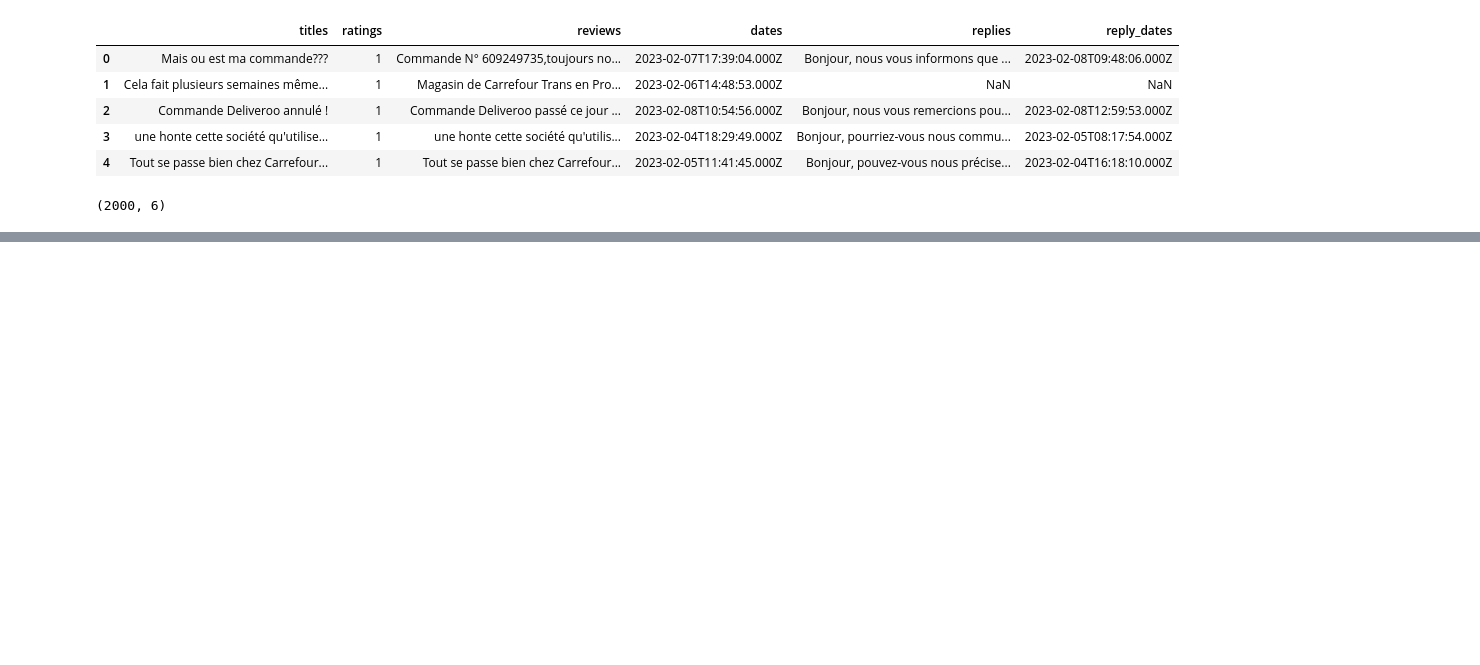
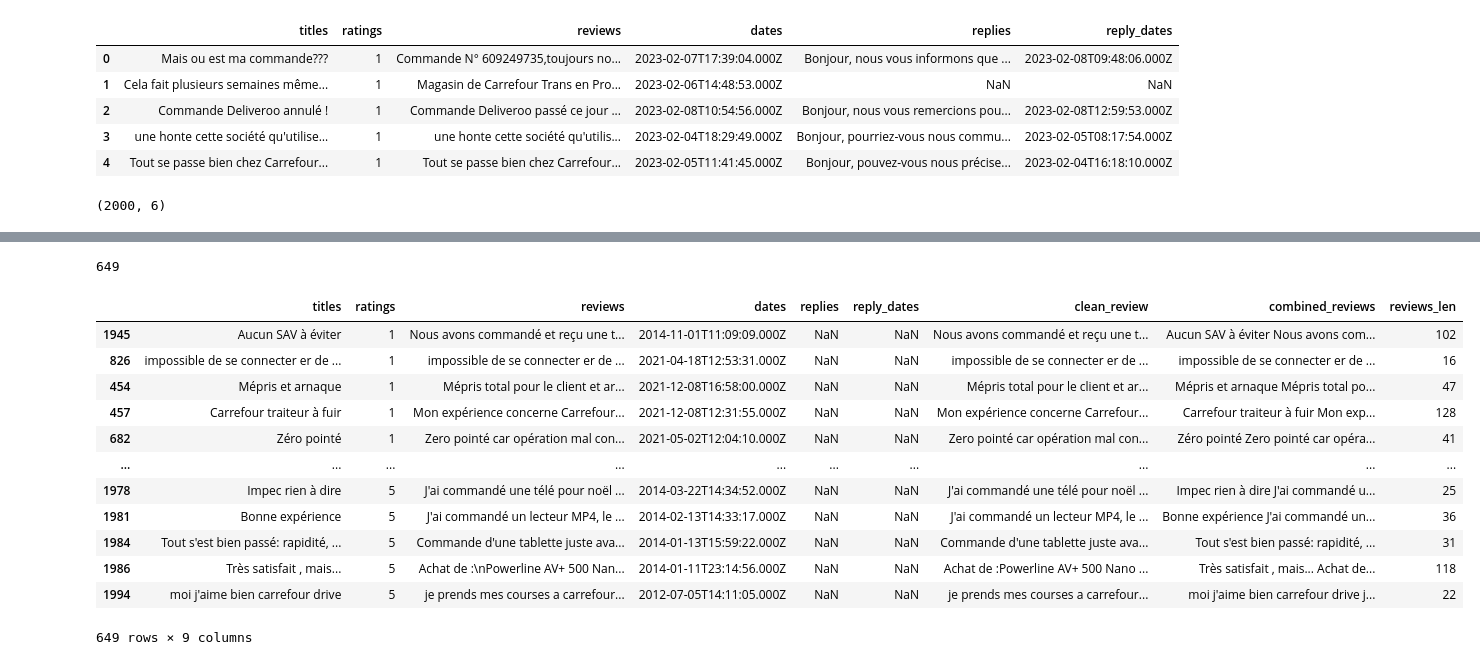
Before and after one commit to CarlOsito16/Hexamind, a Jupyter notebook: Clustering/unsupervised/clustering.ipynb, the cells around one changed output, grey strips where cells are left out. Drawn from its saved outputs; the diff is of its cells as text; code cells hidden in the pictures; blank space fills up the shorter version.

```diff
--- a/Clustering/unsupervised/clustering.ipynb
+++ b/Clustering/unsupervised/clustering.ipynb
@@ -26,0 +90,21 @@ clean_df.to_csv('clean_df.csv')
+# %%
+n_per_rating = 200
+selected_idx = []
+for star in range(1,6):
+    print(f'rating: {star}')
+    print(clean_df[clean_df['ratings'] == star].shape)
+    if star == 1:
+        np.random.seed(42)
+        index_list = clean_df[clean_df['ratings'] == star].index
+        index = np.random.choice(a = index_list,
+                        size = n_per_rating,
+                        replace=False)
+        print(len(index))
+        selected_idx.extend(index)
+        print()
+
+    else:
+        index_list = clean_df[clean_df['ratings'] == star].index
+        selected_idx.extend(index_list)
+        print(len(selected_idx))
+        print()
@@ -26,0 +131,20 @@ clean_df.to_csv('clean_df.csv')
+# %%
+len(selected_idx)
+# %% [output]
+649
+# %%
+clean_df.iloc[selected_idx,:]
+# %% [output]
+|  | titles | ratings | reviews | dates | replies | reply_dates | clean_review | combined_reviews | reviews_len |
+| 1945 | Aucun SAV à éviter | 1 | Nous avons commandé et reçu une t... | 2014-11-01T11:09:09.000Z | NaN | NaN | Nous avons commandé et reçu une t... | Aucun SAV à éviter Nous avons com... | 102 |
+| 826 | impossible de se connecter er de ... | 1 | impossible de se connecter er de ... | 2021-04-18T12:53:31.000Z | NaN | NaN | impossible de se connecter er de ... | impossible de se connecter er de ... | 16 |
+| 454 | Mépris et arnaque | 1 | Mépris total pour le client et ar... | 2021-12-08T16:58:00.000Z | NaN | NaN | Mépris total pour le client et ar... | Mépris et arnaque Mépris total po... | 47 |
+| 457 | Carrefour traiteur à fuir | 1 | Mon expérience concerne Carrefour... | 2021-12-08T12:31:55.000Z | NaN | NaN | Mon expérience concerne Carrefour... | Carrefour traiteur à fuir Mon exp... | 128 |
+| 682 | Zéro pointé | 1 | Zero pointé car opération mal con... | 2021-05-02T12:04:10.000Z | NaN | NaN | Zero pointé car opération mal con... | Zéro pointé Zero pointé car opéra... | 41 |
+| ... | ... | ... | ... | ... | ... | ... | ... | ... | ... |
+| 1978 | Impec rien à dire | 5 | J'ai commandé une télé pour noël ... | 2014-03-22T14:34:52.000Z | NaN | NaN | J'ai commandé une télé pour noël ... | Impec rien à dire J'ai commandé u... | 25 |
+| 1981 | Bonne expérience | 5 | J'ai commandé un lecteur MP4, le ... | 2014-02-13T14:33:17.000Z | NaN | NaN | J'ai commandé un lecteur MP4, le ... | Bonne expérience J'ai commandé un... | 36 |
+| 1984 | Tout s'est bien passé: rapidité, ... | 5 | Commande d'une tablette juste ava... | 2014-01-13T15:59:22.000Z | NaN | NaN | Commande d'une tablette juste ava... | Tout s'est bien passé: rapidité, ... | 31 |
+| 1986 | Très satisfait , mais... | 5 | Achat de :\nPowerline AV+ 500 Nan... | 2014-01-11T23:14:56.000Z | NaN | NaN | Achat de :Powerline AV+ 500 Nano ... | Très satisfait , mais... Achat de... | 118 |
+| 1994 | moi j'aime bien carrefour drive | 5 | je prends mes courses a carrefour... | 2012-07-05T14:11:05.000Z | NaN | NaN | je prends mes courses a carrefour... | moi j'aime bien carrefour drive j... | 22 |
+649 rows × 9 columns
```
Also changed, not shown: parts of 14 cells of this notebook.
